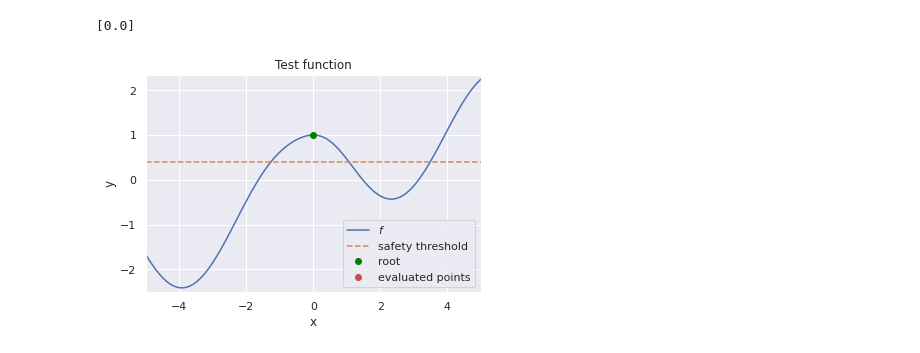
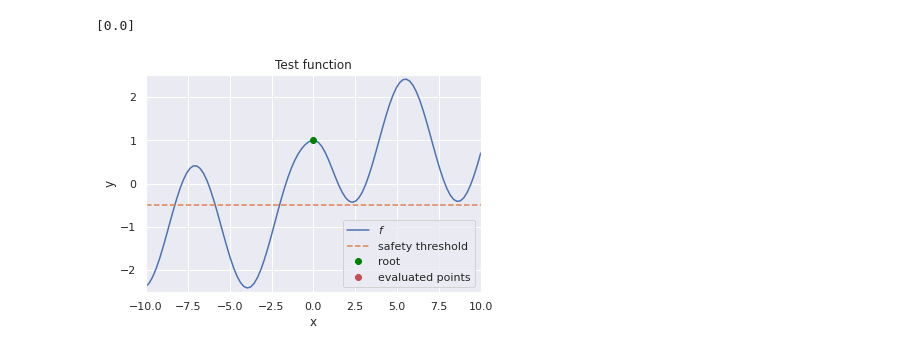
Before and after one commit to Akatsuki96/adabkb, a Jupyter notebook: notebooks/SafeAdaBKB_examples.ipynb, the cells around one changed output. Cells and saved outputs as stored; diff of their text form; code cells hidden in the pictures.

```diff
--- a/notebooks/SafeAdaBKB_examples.ipynb
+++ b/notebooks/SafeAdaBKB_examples.ipynb
@@ -16,37 +16,37 @@ sns.set_theme(style="darkgrid")
 f = lambda x:  np.cos(x) + np.tanh(x) - np.sin(x)
 
 
-jmin = 0.4
+jmin = -0.5
 def plot_fun(f, points, lims=[-10, 11]):
     root = points[0]
     points = points[:-1]
     fig, ax = plt.subplots()
     X = np.linspace(lims[0], lims[1], 100)
     y = f(X)
     ax.plot(X, y, '-', label="$f$")
     ax.plot(X, [jmin for _ in range(X.shape[0])], '--', label="safety threshold")
     ax.plot(root, f(root), 'o', c="green", ms=6,label="root")
     ax.plot(points, [f(x) for x in points], 'ro', ms=6,label="evaluated points")
     ax.set_xlabel("x")
     ax.set_ylabel("y")
     ax.set_xlim([X.min(), X.max()])
     ax.set_ylim([y.min() - 0.1, y.max() + 0.1])
     ax.legend(loc="lower right")
     ax.set_title("Test function")
 
 def plot_average_regret(avg_reg):
     fig, ax = plt.subplots()
     ax.set_title("Average Regret")
     ax.set_xlabel("$t$")
     ax.set_ylabel("$R_T$")
     ax.plot(range(len(avg_reg)), avg_reg, '-', label="average regret")
     ax.legend(loc="upper right")
 
-lims = [-5.0, 5.0]
+lims = [-10.0, 10.0]
 points = [np.mean(lims)]
 print(points)
 plot_fun(f, points, lims)
 # %% [output]
 [0.0]
-[figure, old version]
+[figure, new version]
 # %%
```
Also changed, not shown: parts of 3 cells of this notebook, 4 other files.
